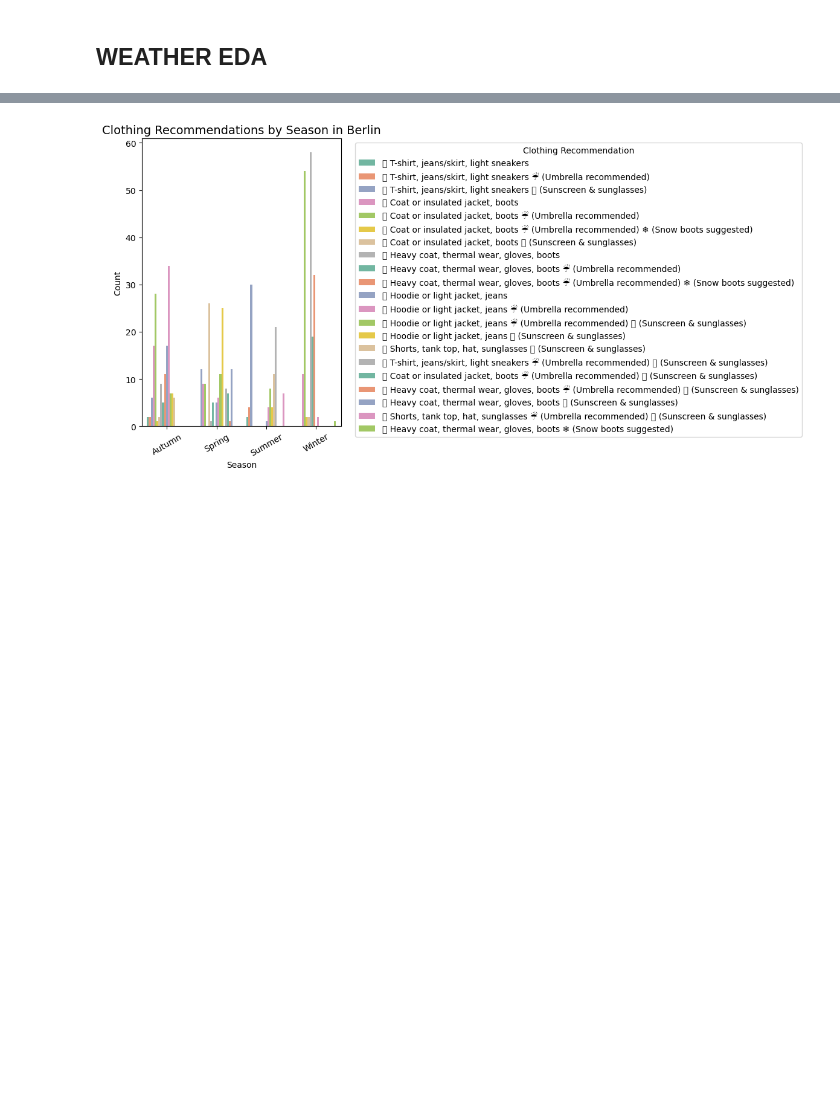
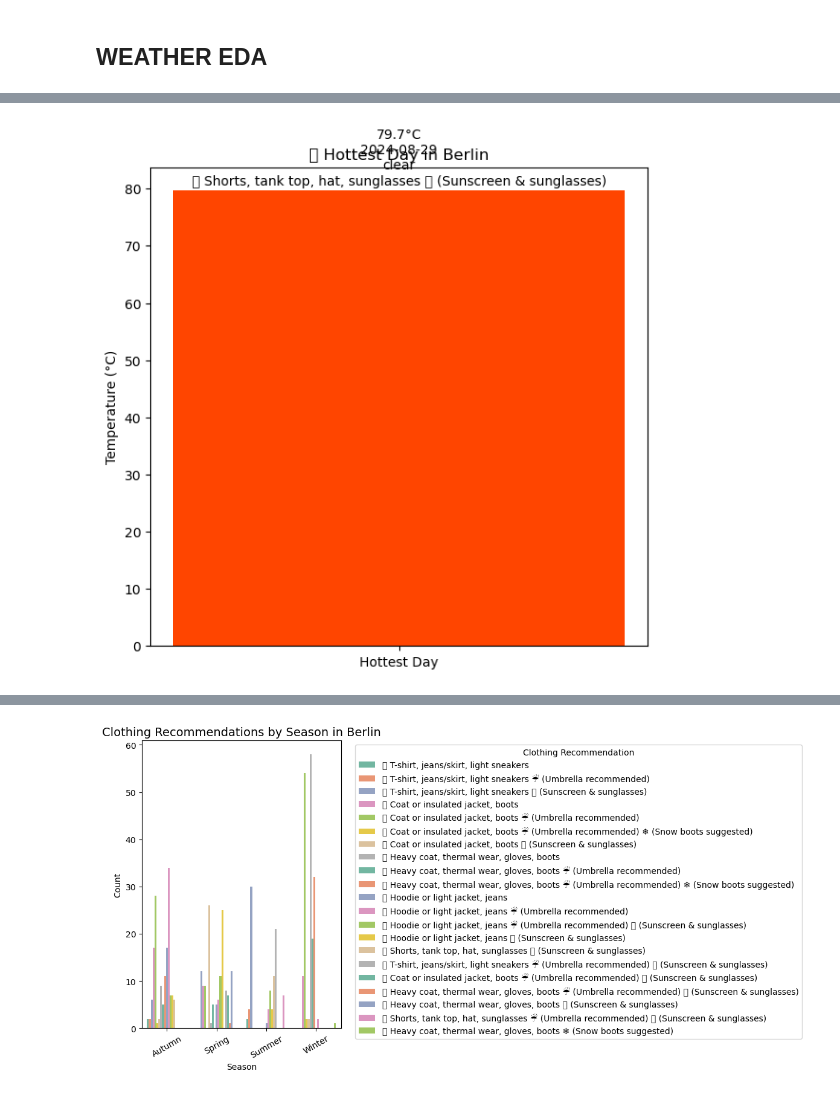
Before and after one commit to AlexIchie-coder/Projects, a Jupyter notebook: Life Track/test.ipynb, the cells around one changed output, grey strips where cells are left out. Cells and saved outputs as stored; diff of their text form; code cells hidden in the pictures; blank space fills up the shorter version.

```diff
--- a/Life Track/test.ipynb
+++ b/Life Track/test.ipynb
@@ -302,9 +102,9 @@ merged_weather_df['sunset'] = pd.to_datetime(merged_weather_df['sunset'], errors
 # %%
 # Convert time objects to datetime and extract hour
-merged_weather_df['sunrise_hour'] = pd.to_datetime(merged_weather_df['sunrise'], format='%H:%M:%S', errors='coerce').dt.hour
-merged_weather_df['sunset_hour'] = pd.to_datetime(merged_weather_df['sunset'], format='%H:%M:%S', errors='coerce').dt.hour
+weather_df['sunrise_hour'] = pd.to_datetime(weather_df['sunrise'], format='%H:%M:%S', errors='coerce').dt.hour
+weather_df['sunset_hour'] = pd.to_datetime(weather_df['sunset'], format='%H:%M:%S', errors='coerce').dt.hour
 # %%
-merged_weather_df['sunrise_hour'] = merged_weather_df['sunrise'].apply(lambda x: x.hour if pd.notnull(x) else None)
-merged_weather_df['sunset_hour'] = merged_weather_df['sunset'].apply(lambda x: x.hour if pd.notnull(x) else None)
+weather_df['sunrise_hour'] = weather_df['sunrise'].apply(lambda x: x.hour if pd.notnull(x) else None)
+weather_df['sunset_hour'] = weather_df['sunset'].apply(lambda x: x.hour if pd.notnull(x) else None)
 # %%
 # Filter for summer
@@ -1206,0 +665,12 @@ seasonal_clothing = (
+# %%
+# Convert 'conditions' to lowercase for consistent comparison
+weather_df['conditions'] = weather_df['conditions'].str.lower()
+
+# Filter for snow-related conditions
+snow_data = weather_df[weather_df['conditions'].str.contains('snow', na=False)]
+
+# Count snow events per city
+most_snowing_city = snow_data['city'].value_counts().idxmax()
+snow_count = snow_data['city'].value_counts().max()
+
+print(f"❄️ Most Snowing City: {most_snowing_city} with {snow_count} snow-related entries")
@@ -1206,0 +902,38 @@ seasonal_clothing = (
+# %%
+import pandas as pd
+import matplotlib.pyplot as plt
+
+# Ensure datetime column is in proper format
+weather_df['datetime'] = pd.to_datetime(weather_df['datetime'])
+
+# Filter Berlin data
+berlin_data = weather_df[weather_df['city'].str.lower().str.strip() == 'berlin']
+
+# Handle case when no data for Berlin
+if berlin_data.empty:
+    print("No weather data available for Berlin.")
+else:
+    # Find the hottest day
+    hottest_day_row = berlin_data.loc[berlin_data['temp'].idxmax()]
+
+    # Extract details safely
+    #temp = hottest_day_row['temp']
+    #date = hottest_day_row['datetime'].date()
+    condition = hottest_day_row.get('conditions', 'Unknown')
+    recommendation = hottest_day_row.get('clothing_recommendation', 'No data')
+
+    # Create a simple bar chart
+    plt.figure(figsize=(6, 6))
+    plt.bar("Hottest Day", temp, color="orangered")
+
+    # Annotate with clothing advice
+    plt.text(0, temp + 1,
+             f"{temp:.1f}°C\n{date}\n{condition}\n{recommendation}",
+             ha='center', fontsize=10)
+
+    plt.title("🔥 Hottest Day in Berlin")
+    plt.ylabel("Temperature (°C)")
+    plt.tight_layout()
+    plt.show()
+# %% [output]
+[figure, added]
```
Also changed, not shown: parts of 202 cells of this notebook, 4 other files.
